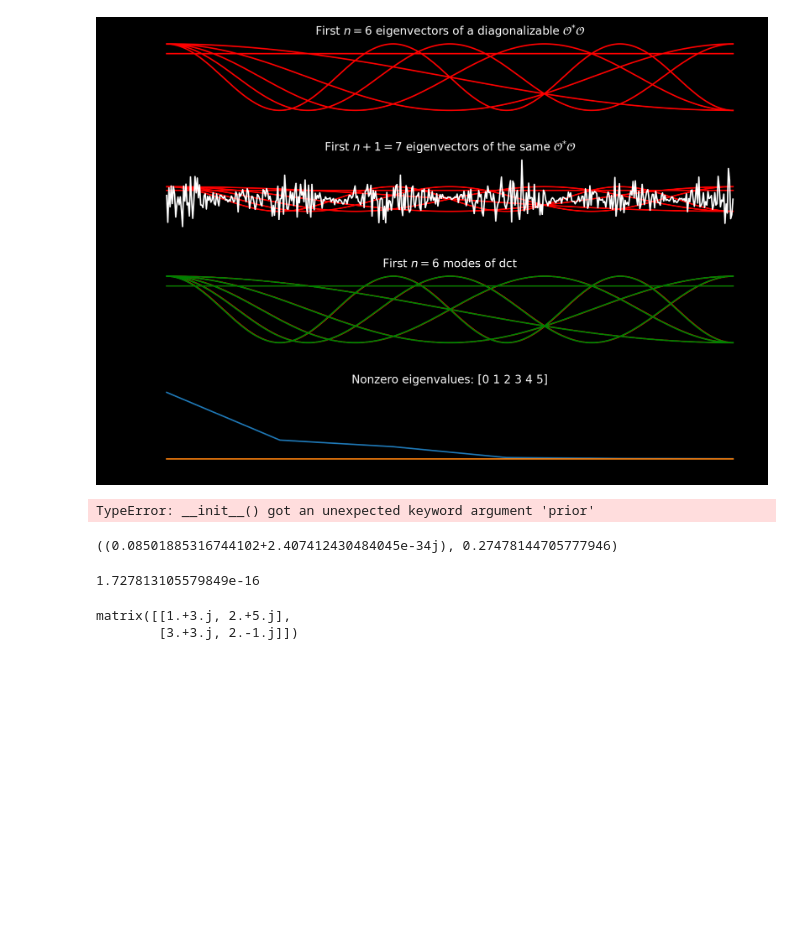
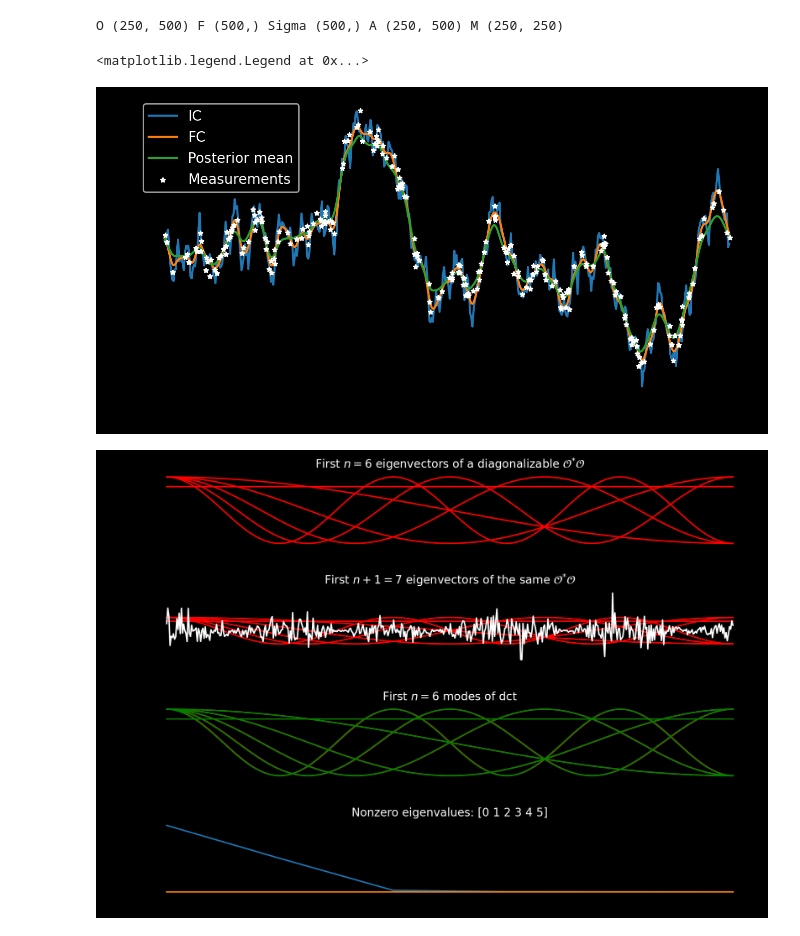
Before and after one commit to yairdaon/OED, a Jupyter notebook: heat.ipynb, the cells around one changed output. Saved outputs shown, nothing was run; the diff lists cells and outputs as text; code cells hidden in the pictures; blank space fills up the shorter version.

```diff
--- a/heat.ipynb
+++ b/heat.ipynb
@@ -282,12 +199,53 @@ plt.legend()
+# %%
+class Posterior(FourierMultiplier):
+    ''' Based on Stuart 2.16a and 2.16b'''
+    def __init__(self, data, fwd, obs, prior, sigSqr, **kwargs):
+        super().__init__(**kwargs)
+        O = obs.multiplier#.real
+        F = fwd.multiplier#.real
+        Sigma = prior.multiplier#.real
+
+        A = np.einsum('ij,j->ij', O, F)
+        ASigma = np.einsum('ij, j->ij', A, Sigma)
+
+        M = np.einsum('ij, kj-> ik', ASigma, A.conjugate())
+        M = M + sigSqr * np.eye(*M.shape)
+
+        #print(np.max(np.abs(O.imag)), np.max(np.abs(F.imag)), np.max(np.abs(Sigma.imag)))
+        m = np.linalg.solve(M, data)
+        m = np.einsum('ji, j->i', ASigma.conjugate(), m)
+        m = self.to_time_domain(m)
+        self.m = m
+
+        print(f'O {O.shape} F {F.shape} Sigma {Sigma.shape} A {A.shape} M {M.shape}')
+meas = np.random.uniform(0, L, 250)
+obs = PointObservation(meas=meas, L=L, N=N, transform=transform)
+
+sig = 0.1
+data = obs(uT) + np.random.normal(scale=sig, size=obs.size)
+post = Posterior(data=data, fwd=fwd, obs=obs, prior=prior, sigSqr=sig**2, L=L, N=N, transform=transform)
+
+plt.plot(fwd.x, u0.real, label='IC')
+plt.plot(fwd.x, uT.real, label='FC')
+plt.scatter(obs.meas, data.real, label='Measurements', marker='*', s =10, color='w', zorder=10)
+plt.plot(post.x, post.m, label='Posterior mean')
+
+
+plt.legend()
+#plt.close()
+# %% [output]
+O (250, 500) F (500,) Sigma (500,) A (250, 500) M (250, 250)
+<matplotlib.legend.Legend at 0x...>
+[figure, added]
 # %%
 n = 6
 singular_values = np.random.randn(n)**2
 #singular_values[1] = 0
-obs = DiagonalizableObservation(singular_values=singular_values,
-                                N=500,
-                                random_U=True,
-                                transform='dct')
-D, P = np.linalg.eig(obs.obs_star_obs)
+obs = DiagObservation(singular_values=singular_values,
+                      N=500,
+                      random_U=True,
+                      transform='dct')
+D, P = np.linalg.eig(obs.OstarO)
 P = np.einsum('ij, j -> ij', P, np.sign(P[0,:]))
 fig, ax = plt.subplots(nrows=4, ncols=1, figsize=(10,7))
 for i in range(n):
@@ -300,7 +258,7 @@ for i in range(n):
     ax[2].plot(obs.x, P[:,i].real, color='g')
 
 
-
+/
 # for axi in ax:
 #     axi.legend(bbox_to_anchor=(1.05, 1), loc='upper left',
 #              ncol=1, fancybox=True, shadow=True)
@@ -320,26 +278,4 @@ ax[3].set_title(f"Nonzero eigenvalues: {ind}")
 plt.tight_layout()
 #plt.close()
 # %% [output]
-[figure, old version]
+[figure, new version]
-# %%
-cov = Precision(fwd=fwd,
-                precision=precision,
-                obs=obs,
-                sigma=0.1)
-# %% [output]
-TypeError: __init__() got an unexpected keyword argument 'prior'
-# %%
-np.sum(D), np.sum(singular_values**2)
-# %% [output]
-((0.08501885316744102+2.407412430484045e-34j), 0.27478144705777946)
-# %%
-np.sum(np.abs(D.imag))
-# %% [output]
-1.727813105579849e-16
-# %%
-arr = np.array([[1 +3j, 2+5j], [3 + 3j, 2 -1j]])
-arr = np.matrix(arr)
-arr
-# %% [output]
-matrix([[1.+3.j, 2.+5.j],
-        [3.+3.j, 2.-1.j]])
```
Also changed, not shown: parts of 4 cells of this notebook.
